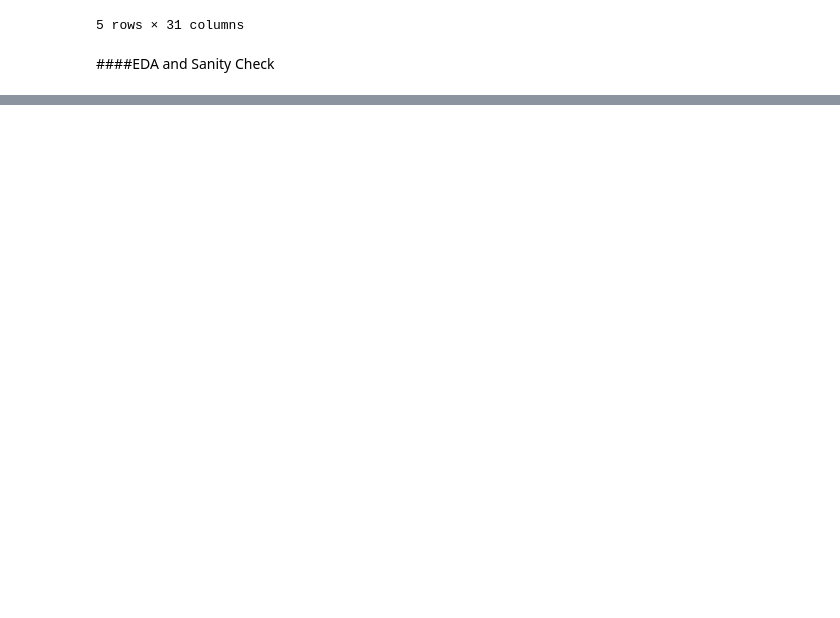
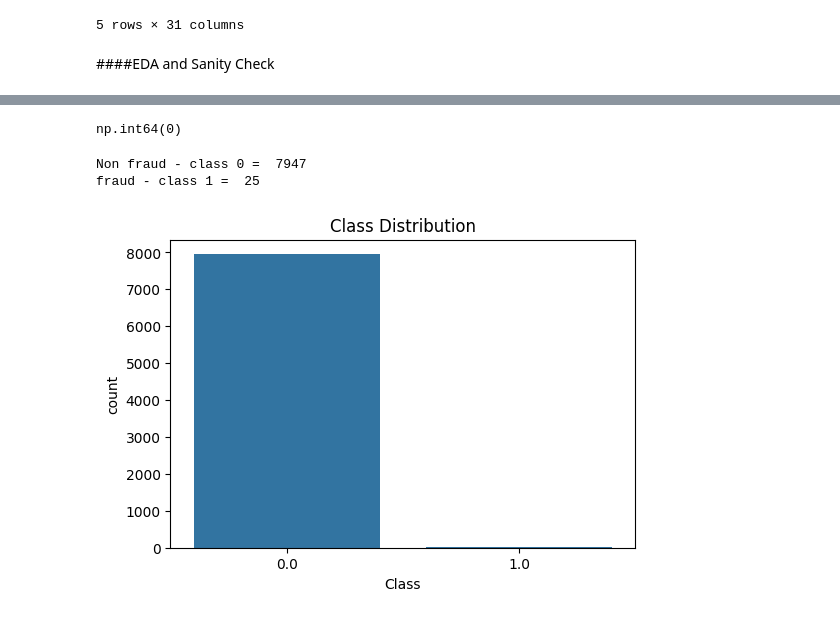
Before and after one commit to RansiluRanasinghe/Credit-Card-Fraud-Detection, a Jupyter notebook: Notebook/Credit_Card_Fraud_Detection_with_Random_Forest.ipynb, the cells around one changed output, grey strips where cells are left out. Drawn from its saved outputs; the diff is of its cells as text; code cells hidden in the pictures; blank space fills up the shorter version.

Commit message:
Perform EDA and Split train and test data

```diff
--- a/Notebook/Credit_Card_Fraud_Detection_with_Random_Forest.ipynb
+++ b/Notebook/Credit_Card_Fraud_Detection_with_Random_Forest.ipynb
@@ -7,7 +7,7 @@ import joblib
 # %% [markdown]
 ####Loading the data
 # %%
-path = "/content/creditcard.csv"
+path = "/content/sample_data/creditcard.csv"
 
 try:
   df = pd.read_csv(path)
@@ -32,0 +61,19 @@ df.head()
+# %%
+df = df.dropna()
+df.isna().sum().sum()
+# %% [output]
+np.int64(0)
+# %%
+fraud_count = df['Class'].value_counts()
+print("Non fraud - class 0 = ", fraud_count[0])
+print("fraud - class 1 = ", fraud_count[1])
+# %% [output]
+Non fraud - class 0 =  7947
+fraud - class 1 =  25
+# %%
+plt.figure(figsize=(6, 4))
+sns.countplot(x='Class', data=df)
+plt.title("Class Distribution")
+plt.show()
+# %% [output]
+[figure, added]
```
Also changed, not shown: parts of 10 cells of this notebook.
